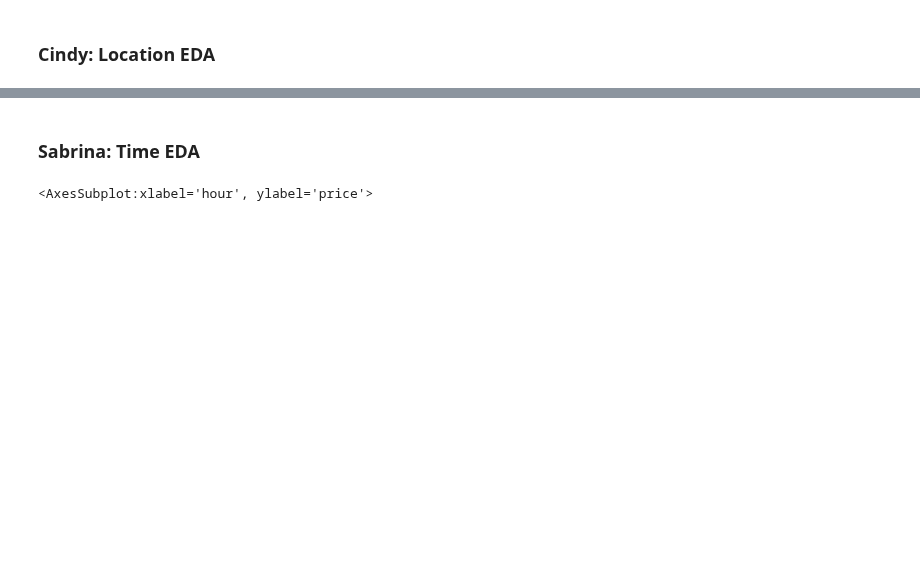
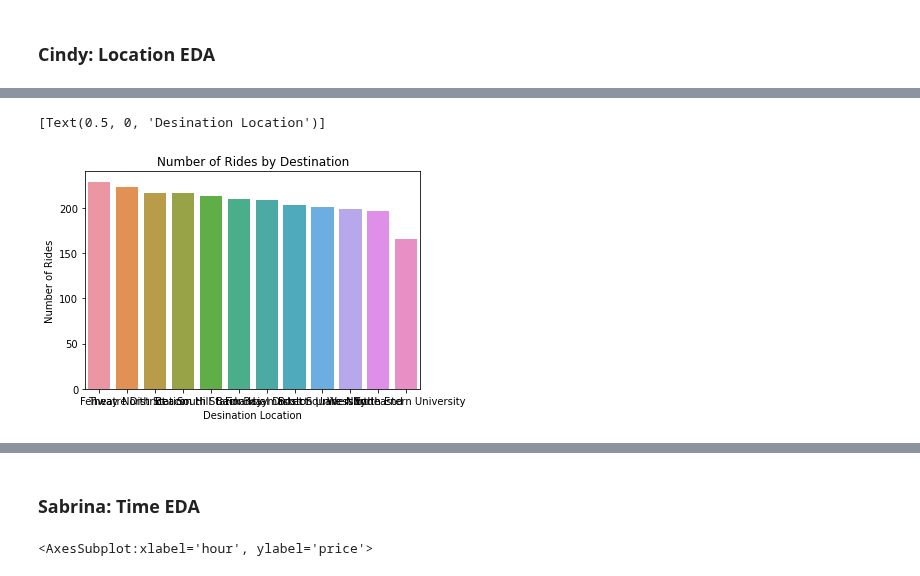
Before and after one commit to cndywu/TheYelpers, a Jupyter notebook: Project Code Template New.ipynb, the cells around one changed output, grey strips where cells are left out. Saved outputs shown, nothing was run; the diff lists cells and outputs as text; code cells hidden in the pictures; blank space fills up the shorter version.

```diff
--- a/Project Code Template New.ipynb
+++ b/Project Code Template New.ipynb
@@ -303,0 +285,5 @@ a.set(xlabel='Location')
+# %%
+# getting a dataframe containing the # of rides to/from each location
+locationdf = pd.DataFrame(train['destination'].value_counts()).reset_index()
+locationdf.columns = ['destination', 'count']
+locationdf
@@ -304 +304,10 @@ a.set(xlabel='Location')
+# %%
+# it's roughly around the same area, but going to graph it to vizualize it better
+a = sns.barplot(data = locationdf, x = 'destination', y = 'count')
+a.set(title='Number of Rides by Destination')
+a.set(ylabel='Number of Rides')
+a.set(xlabel='Desination Location')
+# %% [output]
+[Text(0.5, 0, 'Desination Location')]
+[figure, added]
 # %%
```
Also changed, not shown: parts of 48 cells of this notebook.
